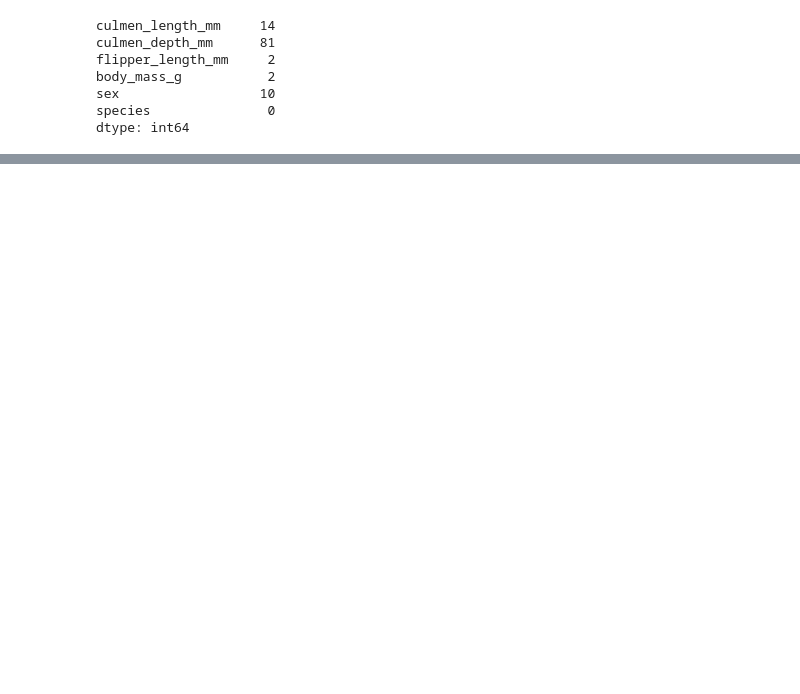
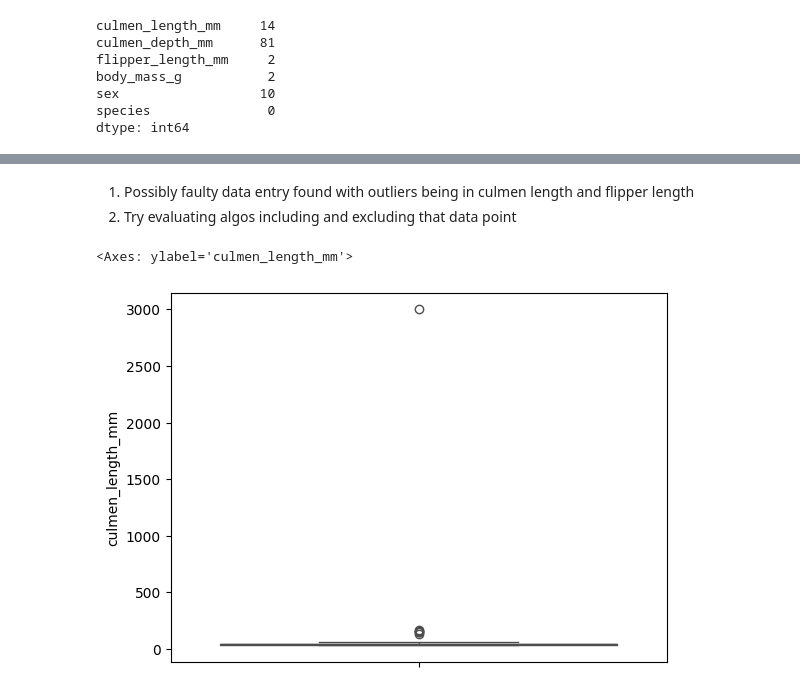
Before and after one commit to dxk0278/penguins, a Jupyter notebook: model.ipynb, the cells around one changed output, grey strips where cells are left out. Drawn from its saved outputs; the diff is of its cells as text; code cells hidden in the pictures; blank space fills up the shorter version.

```diff
--- a/model.ipynb
+++ b/model.ipynb
@@ -19,0 +62,8 @@ np.int64(0)
+# %% [markdown]
+1. Possibly faulty data entry found with outliers being in culmen length and flipper length
+2. Try evaluating algos including and excluding that data point
+# %%
+sns.boxplot(df["culmen_length_mm"], color='orange')
+# %% [output]
+<Axes: ylabel='culmen_length_mm'>
+[figure, added]
```
Also changed, not shown: parts of 5 cells of this notebook.
